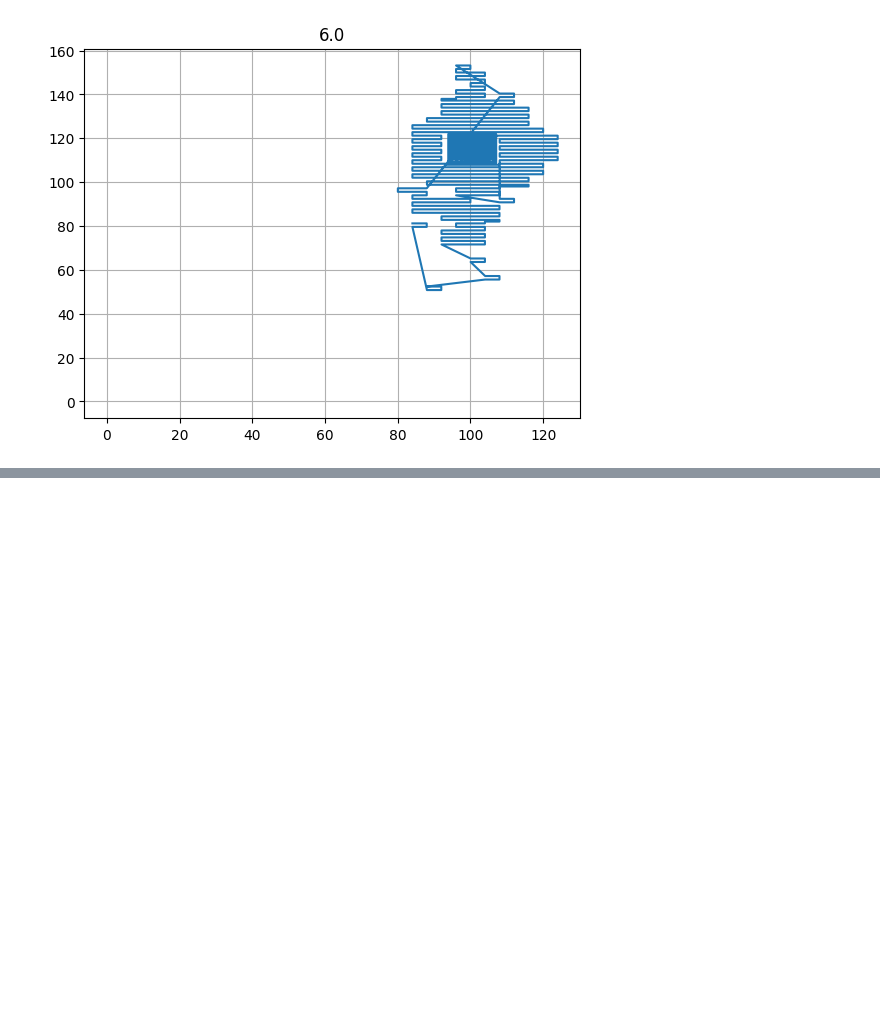
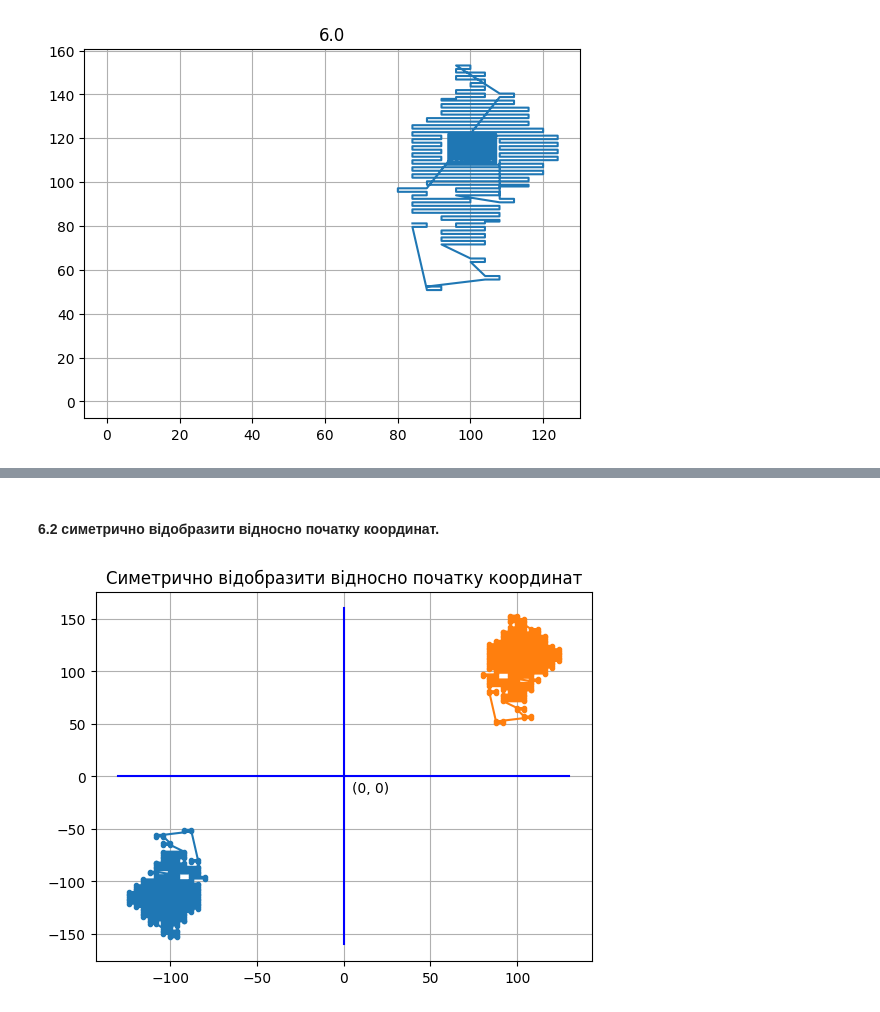
Before and after one commit to KlymentievMaksym/CompGraph, a Jupyter notebook: Lab1.ipynb, the cells around one changed output, grey strips where cells are left out. Cells and saved outputs as stored; diff of their text form; code cells hidden in the pictures; blank space fills up the shorter version.

```diff
--- a/Lab1.ipynb
+++ b/Lab1.ipynb
@@ -121,0 +144,15 @@ plt.show()
+# %% [markdown]
+#### 6.2 симетрично відобразити відносно початку координат.
+# %%
+xls_reverse = xls.values.copy()
+for i in range(xls_reverse.shape[0]):
+    xls_reverse[i] = xls.values[i] * np.matrix([[-1, 0], [0, -1]])
+plt.plot(xls_reverse[:, 0], xls_reverse[:, 1], ".-", [-130, 130], [0, 0], "b")
+plt.plot(xls["X"], xls["Y"], ".-", [0, 0], [-160, 160], "b")
+plt.text(5, -15, "(0, 0)")
+
+plt.grid()
+plt.title("Cиметрично відобразити відносно початку координат")
+plt.show()
+# %% [output]
+[figure, added]
```
Also changed, not shown: parts of 20 cells of this notebook.
